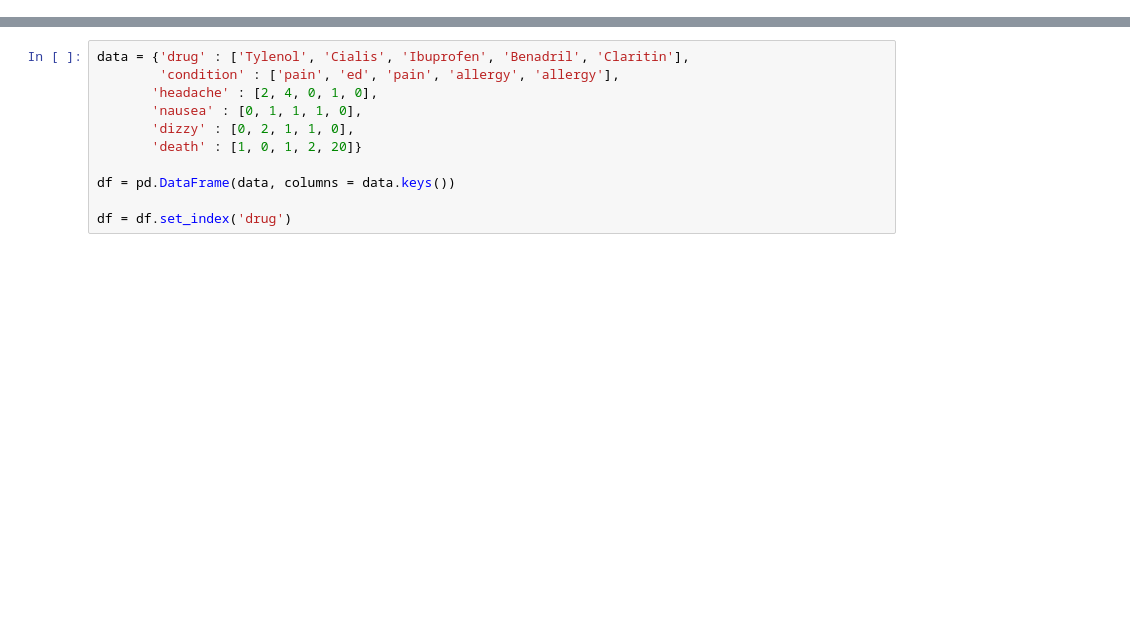
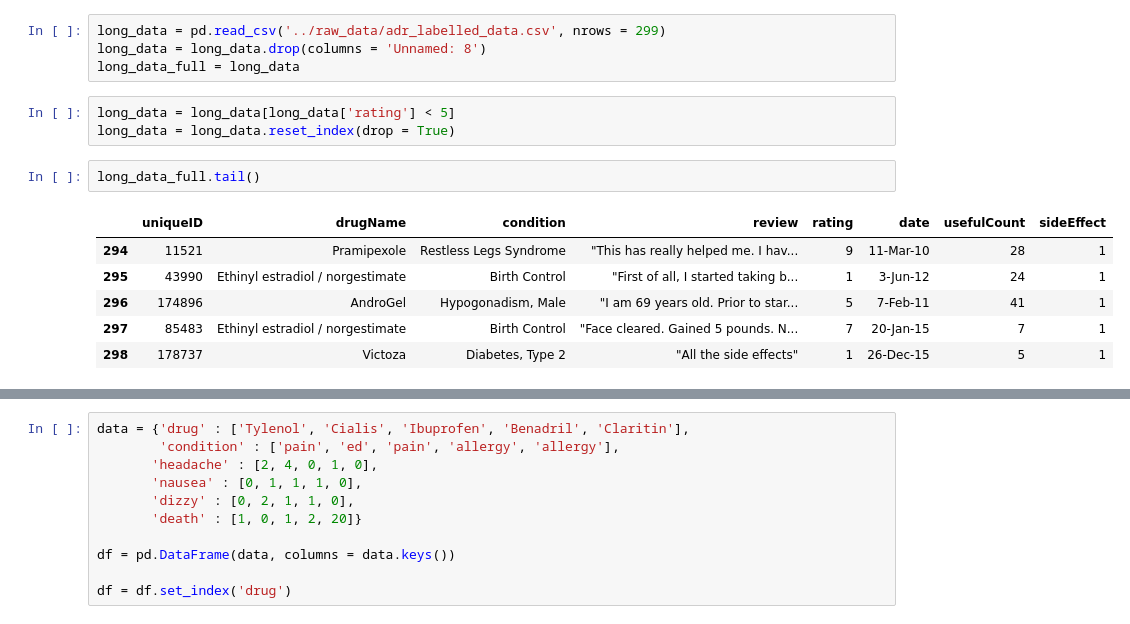
Before and after one commit to hendahmke/adverse_drug_reactions, a Jupyter notebook: notebooks/Fleming.ipynb, the cells around one changed output, grey strips where cells are left out. Drawn from its saved outputs; the diff is of its cells as text; blank space fills up the shorter version.

Commit message:
code to cut out positive reviews

```diff
--- a/notebooks/Fleming.ipynb
+++ b/notebooks/Fleming.ipynb
@@ -9,2 +15,18 @@ import csv
 
 engine = create_engine('sqlite://', echo=False)
+# %%
+long_data = pd.read_csv('../raw_data/adr_labelled_data.csv', nrows = 299)
+long_data = long_data.drop(columns = 'Unnamed: 8')
+long_data_full = long_data
+# %%
+long_data = long_data[long_data['rating'] < 5]
+long_data = long_data.reset_index(drop = True)
+# %%
+long_data_full.tail()
+# %% [output]
+|  | uniqueID | drugName | condition | review | rating | date | usefulCount | sideEffect |
+| 294 | 11521 | Pramipexole | Restless Legs Syndrome | "This has really helped me. I hav... | 9 | 11-Mar-10 | 28 | 1 |
+| 295 | 43990 | Ethinyl estradiol / norgestimate | Birth Control | "First of all, I started taking b... | 1 | 3-Jun-12 | 24 | 1 |
+| 296 | 174896 | AndroGel | Hypogonadism, Male | "I am 69 years old. Prior to star... | 5 | 7-Feb-11 | 41 | 1 |
+| 297 | 85483 | Ethinyl estradiol / norgestimate | Birth Control | "Face cleared. Gained 5 pounds. N... | 7 | 20-Jan-15 | 7 | 1 |
+| 298 | 178737 | Victoza | Diabetes, Type 2 | "All the side effects" | 1 | 26-Dec-15 | 5 | 1 |
```
Also changed, not shown: parts of 11 cells of this notebook, 1 other file.
